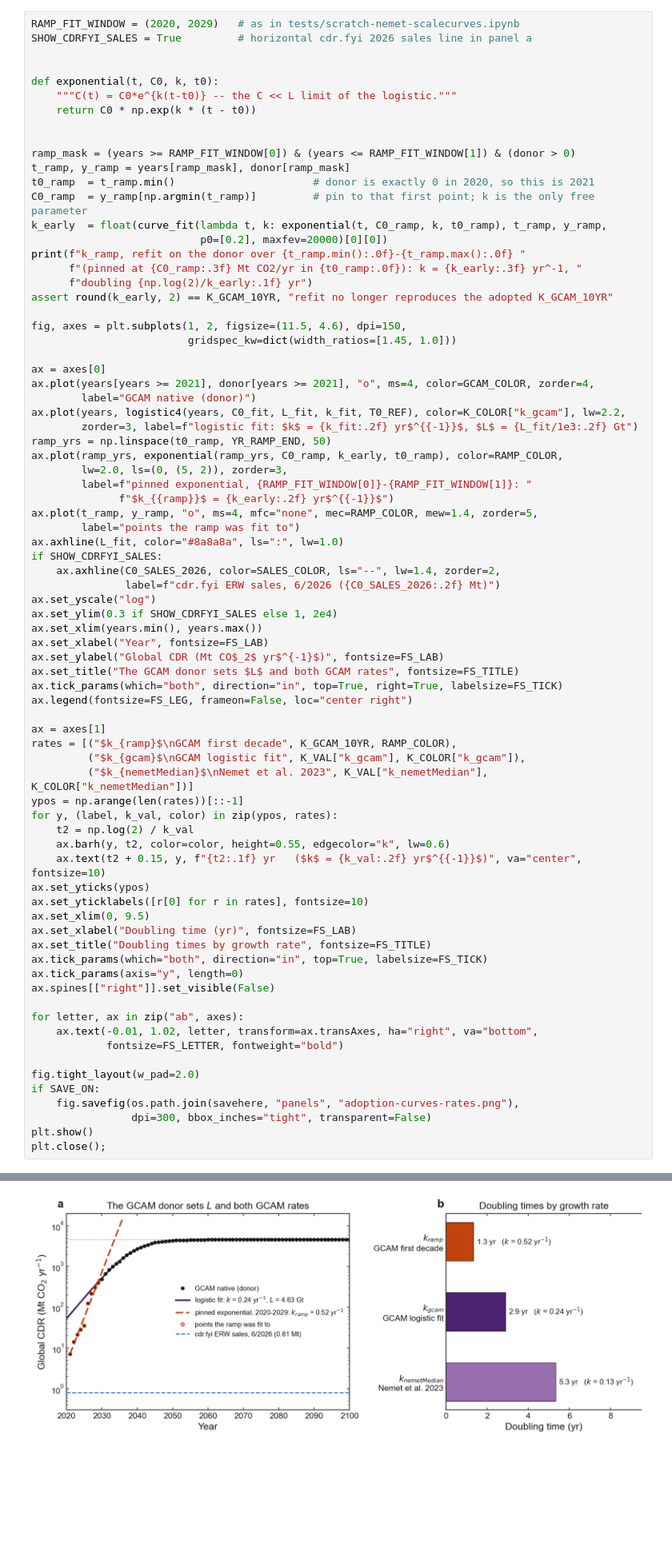
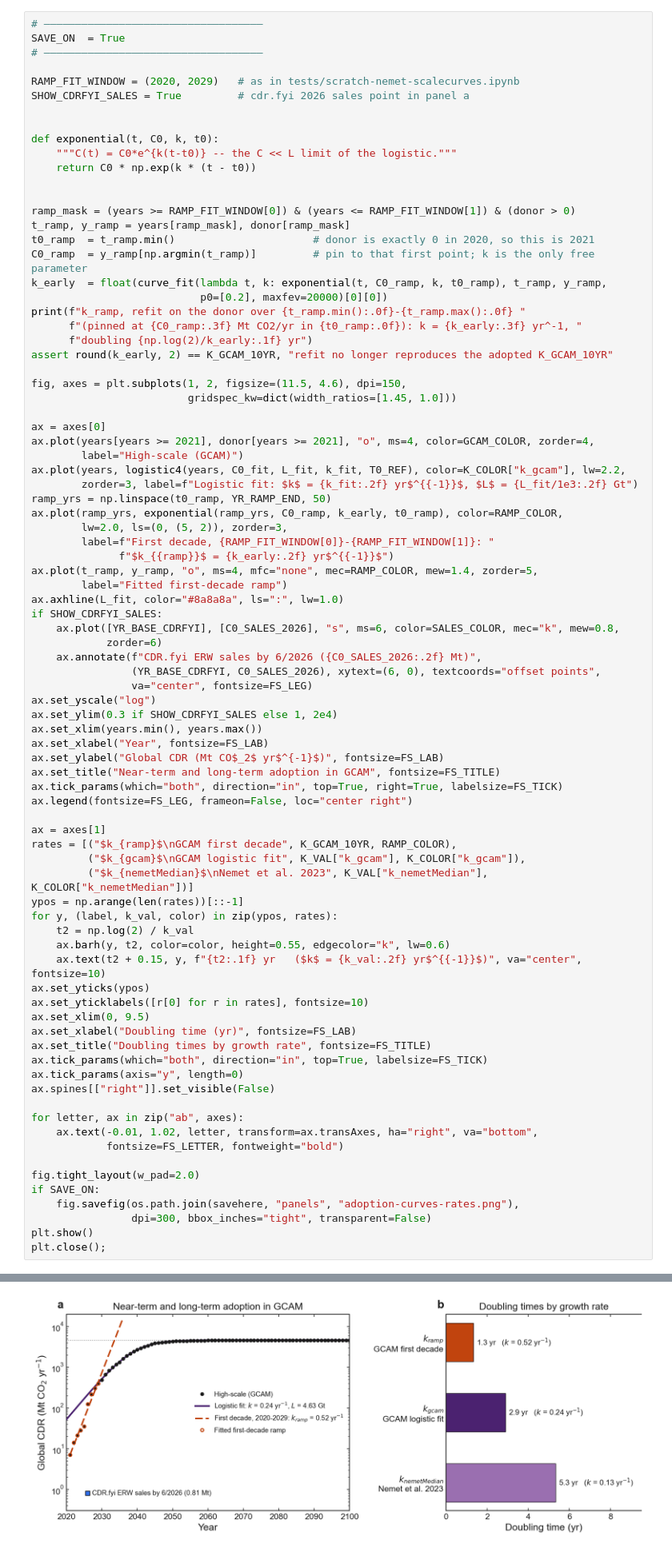
Before and after one commit to carbonplan/iam-rtm-compare, a Jupyter notebook: figures/supp/adoption-curves.ipynb, the cells around one changed output, grey strips where cells are left out. Shown at 80% size. Cells and saved outputs as stored; diff of their text form; blank space fills up the shorter version.

```diff
--- a/figures/supp/adoption-curves.ipynb
+++ b/figures/supp/adoption-curves.ipynb
@@ -378,8 +378,12 @@ plt.close();
 # %% [markdown]
 ## Figure — gcam decomposition
 # %%
+# ———————————————————————————————————
+SAVE_ON  = True
+# ———————————————————————————————————
+
 RAMP_FIT_WINDOW = (2020, 2029)   # as in tests/scratch-nemet-scalecurves.ipynb
-SHOW_CDRFYI_SALES = True         # horizontal cdr.fyi 2026 sales line in panel a
+SHOW_CDRFYI_SALES = True         # cdr.fyi 2026 sales point in panel a
 
 
 def exponential(t, C0, k, t0):
@@ -403,59 +407,62 @@ fig, axes = plt.subplots(1, 2, figsize=(11.5, 4.6), dpi=150,
 
 ax = axes[0]
 ax.plot(years[years >= 2021], donor[years >= 2021], "o", ms=4, color=GCAM_COLOR, zorder=4,
-        label="GCAM native (donor)")
+        label="High-scale (GCAM)")
 ax.plot(years, logistic4(years, C0_fit, L_fit, k_fit, T0_REF), color=K_COLOR["k_gcam"], lw=2.2,
-        zorder=3, label=f"logistic fit: $k$ = {k_fit:.2f} yr$^{{-1}}$, $L$ = {L_fit/1e3:.2f} Gt")
+        zorder=3, label=f"Logistic fit: $k$ = {k_fit:.2f} yr$^{{-1}}$, $L$ = {L_fit/1e3:.2f} Gt")
 ramp_yrs = np.linspace(t0_ramp, YR_RAMP_END, 50)
 ax.plot(ramp_yrs, exponential(ramp_yrs, C0_ramp, k_early, t0_ramp), color=RAMP_COLOR,
         lw=2.0, ls=(0, (5, 2)), zorder=3,
-        label=f"pinned exponential, {RAMP_FIT_WINDOW[0]}-{RAMP_FIT_WINDOW[1]}: "
+        label=f"First decade, {RAMP_FIT_WINDOW[0]}-{RAMP_FIT_WINDOW[1]}: "
               f"$k_{{ramp}}$ = {k_early:.2f} yr$^{{-1}}$")
 ax.plot(t_ramp, y_ramp, "o", ms=4, mfc="none", mec=RAMP_COLOR, mew=1.4, zorder=5,
-        label="points the ramp was fit to")
+        label="Fitted first-decade ramp")
 ax.axhline(L_fit, color="#8a8a8a", ls=":", lw=1.0)
 if SHOW_CDRFYI_SALES:
-    ax.axhline(C0_SALES_2026, color=SALES_COLOR, ls="--", lw=1.4, zorder=2,
-               label=f"cdr.fyi ERW sales, 6/2026 ({C0_SALES_2026:.2f} Mt)")
+    ax.plot([YR_BASE_CDRFYI], [C0_SALES_2026], "s", ms=6, color=SALES_COLOR, mec="k", mew=0.8,
+            zorder=6)
+    ax.annotate(f"CDR.fyi ERW sales by 6/2026 ({C0_SALES_2026:.2f} Mt)",
+                (YR_BASE_CDRFYI, C0_SALES_2026), xytext=(6, 0), textcoords="offset points",
+                va="center", fontsize=FS_LEG)
 ax.set_yscale("log")
 ax.set_ylim(0.3 if SHOW_CDRFYI_SALES else 1, 2e4)
 ax.set_xlim(years.min(), years.max())
 ax.set_xlabel("Year", fontsize=FS_LAB)
 ax.set_ylabel("Global CDR (Mt CO$_2$ yr$^{-1}$)", fontsize=FS_LAB)
-ax.set_title("The GCAM donor sets $L$ and both GCAM rates", fontsize=FS_TITLE)
+ax.set_title("Near-term and long-term adoption in GCAM", fontsize=FS_TITLE)
 ax.tick_params(which="both", direction="in", top=True, right=True, labelsize=FS_TICK)
 ax.legend(fontsize=FS_LEG, frameon=False, loc="center right")
 
 ax = axes[1]
 rates = [("$k_{ramp}$\nGCAM first decade", K_GCAM_10YR, RAMP_COLOR),
          ("$k_{gcam}$\nGCAM logistic fit", K_VAL["k_gcam"], K_COLOR["k_gcam"]),
          ("$k_{nemetMedian}$\nNemet et al. 2023", K_VAL["k_nemetMedian"], K_COLOR["k_nemetMedian"])]
 ypos = np.arange(len(rates))[::-1]
 for y, (label, k_val, color) in zip(ypos, rates):
     t2 = np.log(2) / k_val
     ax.barh(y, t2, color=color, height=0.55, edgecolor="k", lw=0.6)
     ax.text(t2 + 0.15, y, f"{t2:.1f} yr   ($k$ = {k_val:.2f} yr$^{{-1}}$)", va="center", fontsize=10)
 ax.set_yticks(ypos)
 ax.set_yticklabels([r[0] for r in rates], fontsize=10)
 ax.set_xlim(0, 9.5)
 ax.set_xlabel("Doubling time (yr)", fontsize=FS_LAB)
 ax.set_title("Doubling times by growth rate", fontsize=FS_TITLE)
 ax.tick_params(which="both", direction="in", top=True, labelsize=FS_TICK)
 ax.tick_params(axis="y", length=0)
 ax.spines[["right"]].set_visible(False)
 
 for letter, ax in zip("ab", axes):
     ax.text(-0.01, 1.02, letter, transform=ax.transAxes, ha="right", va="bottom",
             fontsize=FS_LETTER, fontweight="bold")
 
 fig.tight_layout(w_pad=2.0)
 if SAVE_ON:
     fig.savefig(os.path.join(savehere, "panels", "adoption-curves-rates.png"),
                 dpi=300, bbox_inches="tight", transparent=False)
 plt.show()
 plt.close();
 # %% [output]
 k_ramp, refit on the donor over 2021-2029 (pinned at 7.089 Mt CO2/yr in 2021): k = 0.516 yr^-1, doubling 1.3 yr
-[figure, old version]
+[figure, new version]
 # %%
 # ---
```
Also changed, not shown: parts of 3 cells of this notebook, 6 other files.
